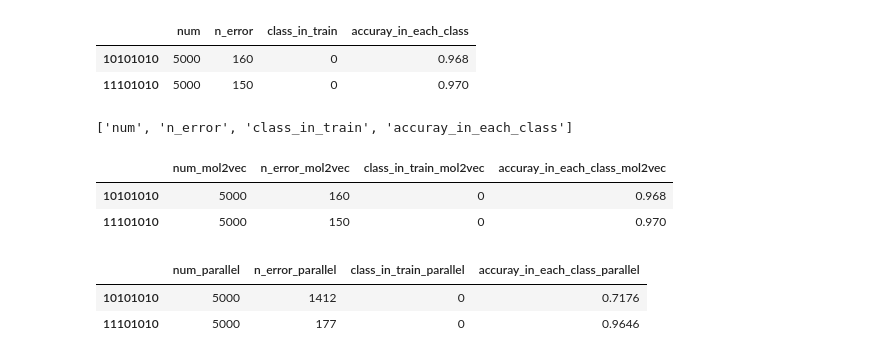
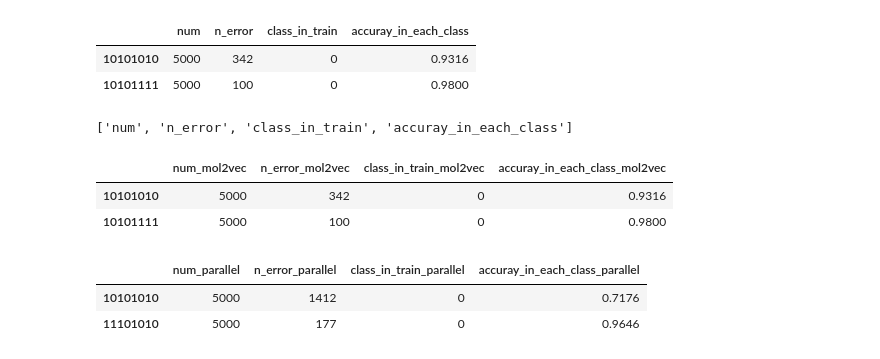
Before and after one commit to OnlyBelter/fragTandem2vec, a Jupyter notebook: jupyter_note/chapter4/merge_class_nn_result.ipynb, the cells around one changed output. Drawn from its saved outputs; the diff is of its cells as text; code cells hidden in the pictures.

```diff
--- a/jupyter_note/chapter4/merge_class_nn_result.ipynb
+++ b/jupyter_note/chapter4/merge_class_nn_result.ipynb
@@ -1,12 +1,12 @@
 # %%
 import pandas as pd
 # %%
-result_model_mol2vec = pd.read_csv('./y_test_class2num_reg_model_mol2vec.csv', index_col=0)
+result_model_mol2vec = pd.read_csv('./y_test_class2num_reg_model_mol2vec_new.csv', index_col=0)
 result_model_mol2vec.head(2)
 # %% [output]
 |  | num | n_error | class_in_train | accuray_in_each_class |
-| 10101010 | 5000 | 160 | 0 | 0.968 |
-| 11101010 | 5000 | 150 | 0 | 0.970 |
+| 10101010 | 5000 | 342 | 0 | 0.9316 |
+| 10101111 | 5000 | 100 | 0 | 0.9800 |
 # %%
 cols = result_model_mol2vec.columns.to_list()
 cols
@@ -17,8 +17,8 @@ result_model_mol2vec.rename(columns={i: i + '_mol2vec' for i in cols}, inplace=T
 result_model_mol2vec.head(2)
 # %% [output]
 |  | num_mol2vec | n_error_mol2vec | class_in_train_mol2vec | accuray_in_each_class_mol2vec |
-| 10101010 | 5000 | 160 | 0 | 0.968 |
-| 11101010 | 5000 | 150 | 0 | 0.970 |
+| 10101010 | 5000 | 342 | 0 | 0.9316 |
+| 10101111 | 5000 | 100 | 0 | 0.9800 |
 # %%
 result_parellel = pd.read_csv('./y_test_class2num_reg_paralle.csv', index_col=0)
 result_parellel.rename(columns={i: i + '_parallel' for i in cols}, inplace=True)
```
Also changed, not shown: parts of 4 cells of this notebook, 23 other files.
